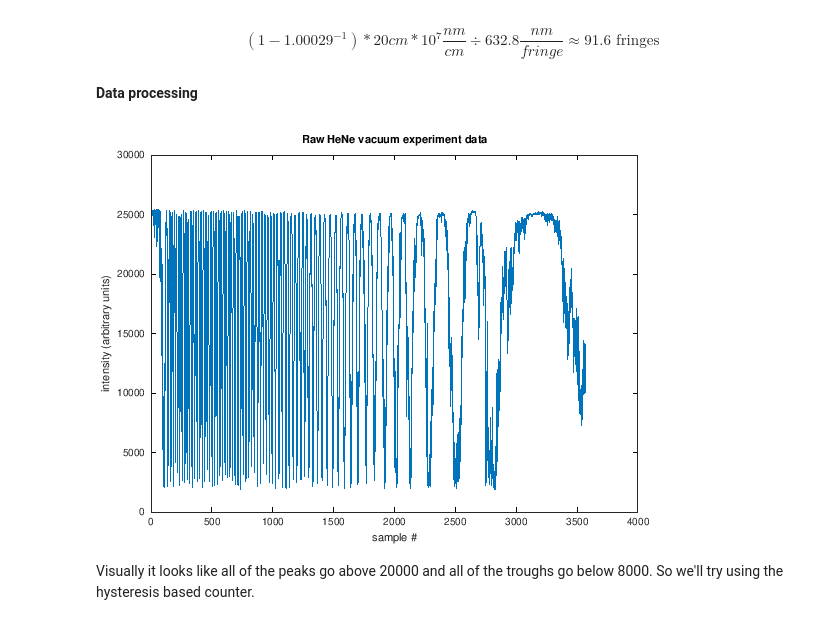
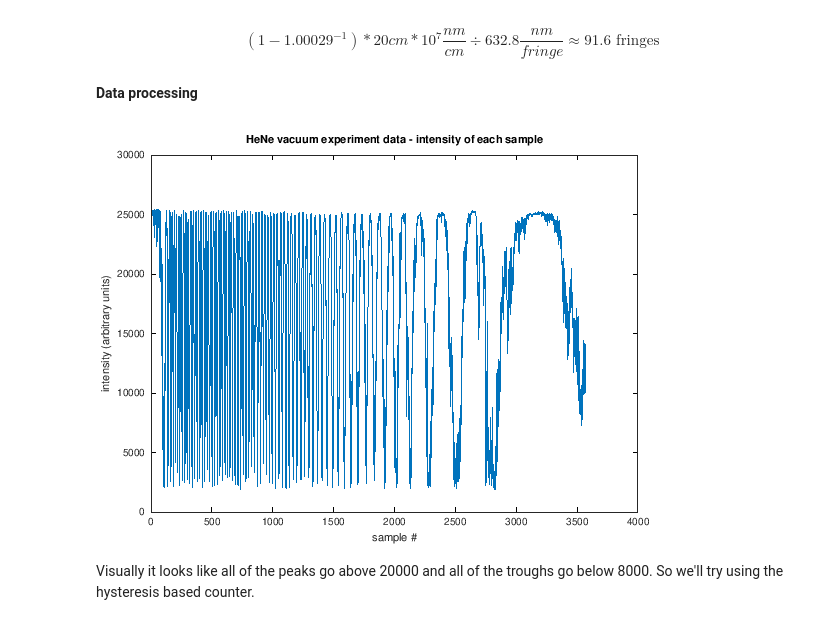
Before and after one commit to jtroo/phys408-lab1, a Jupyter notebook: notebook.ipynb, the cells around one changed output. Saved outputs shown, nothing was run; the diff lists cells and outputs as text; code cells hidden in the pictures.

```diff
--- a/notebook.ipynb
+++ b/notebook.ipynb
@@ -346,11 +356,11 @@ $$(1-1.00029^{-1}) * 20cm * 10^7 \frac{nm}{cm} \div 632.8 \frac{nm}{fringe} \app
 # %%
 v = csvread('test_data-2019-01-23/HeNe-vacuum-120');
 plot(v)
-title('Raw HeNe vacuum experiment data')
+title('HeNe vacuum experiment data - intensity of each sample')
 xlabel('sample #')
 ylabel('intensity (arbitrary units)')
 # %% [output]
-[figure, old version]
+[figure, new version]
 # %% [markdown]
 Visually it looks like all of the peaks go above 20000 and all of the troughs go below 8000. So we'll try using the hysteresis based counter.
 # %%
```
Also changed, not shown: parts of 3 cells of this notebook.
